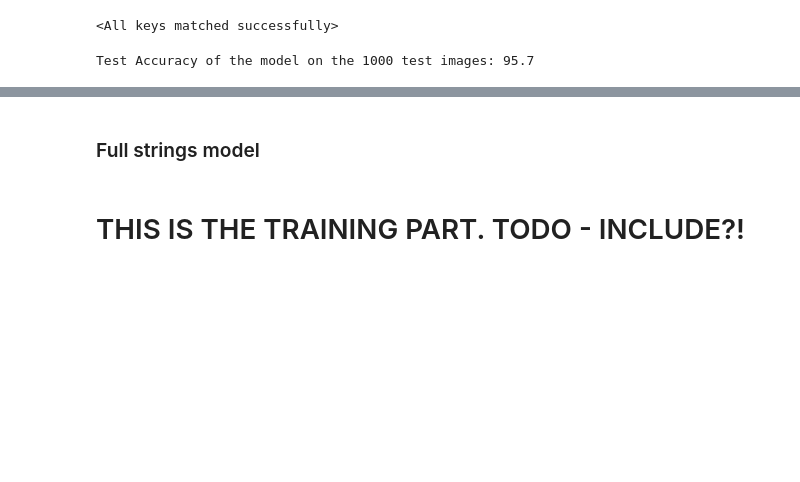
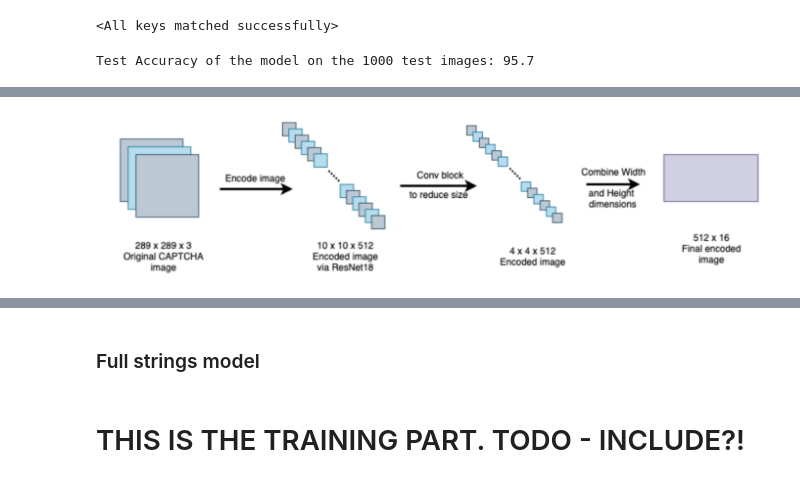
Before and after one commit to tomtalp/CaptchasProject, a Jupyter notebook: main_notebook.ipynb, the cells around one changed output, grey strips where cells are left out. Saved outputs shown, nothing was run; the diff lists cells and outputs as text; code cells hidden in the pictures; blank space fills up the shorter version.

```diff
--- a/main_notebook.ipynb
+++ b/main_notebook.ipynb
@@ -819,0 +918,4 @@ Test Accuracy of the model on the 1000 test images: 95.7
+# %%
+ShowImage("./assets/encoder_architecture.png", width=700, height=200)
+# %% [output]
+[figure, added]
```
Also changed, not shown: parts of 41 cells of this notebook, 6 other files.
